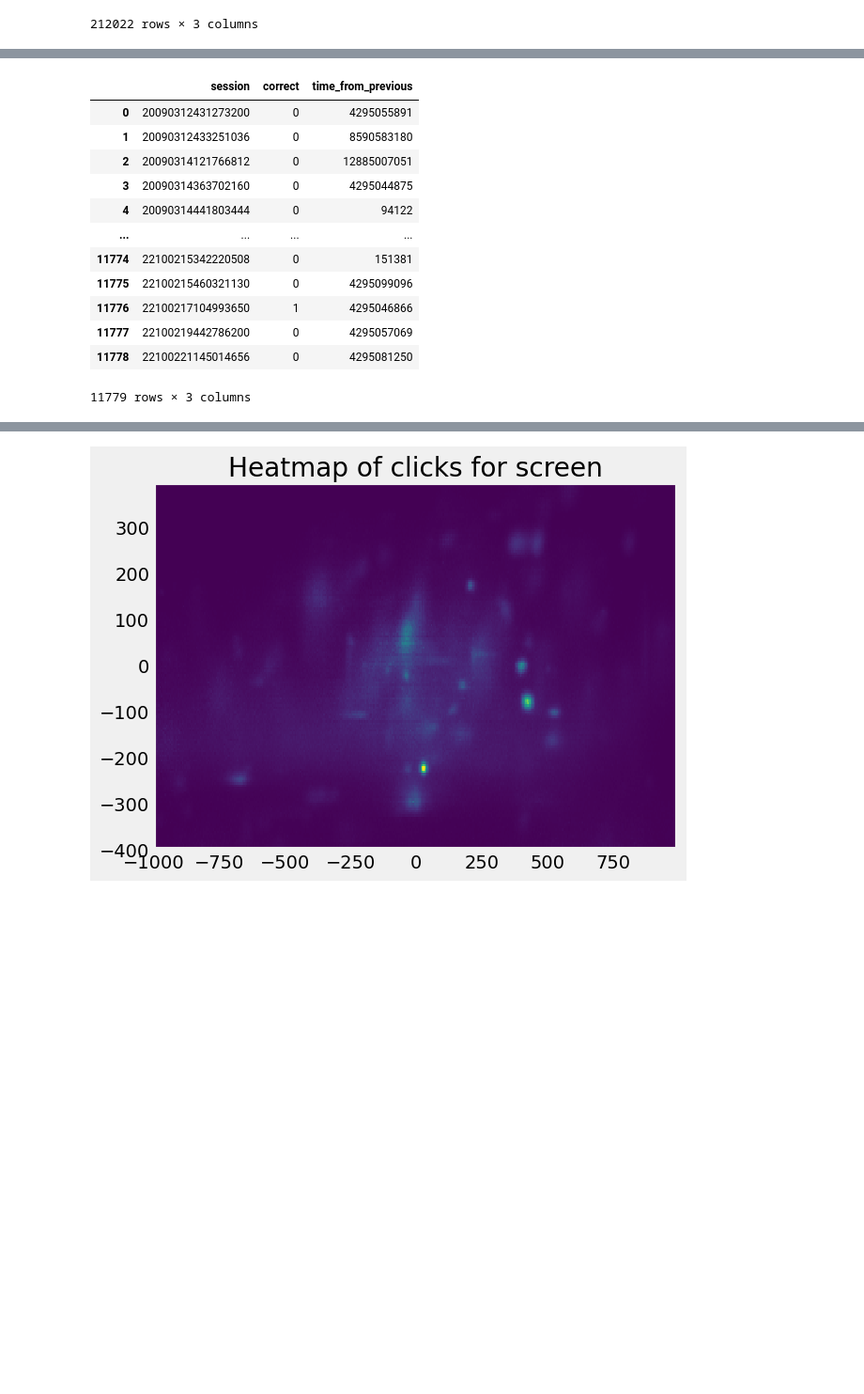
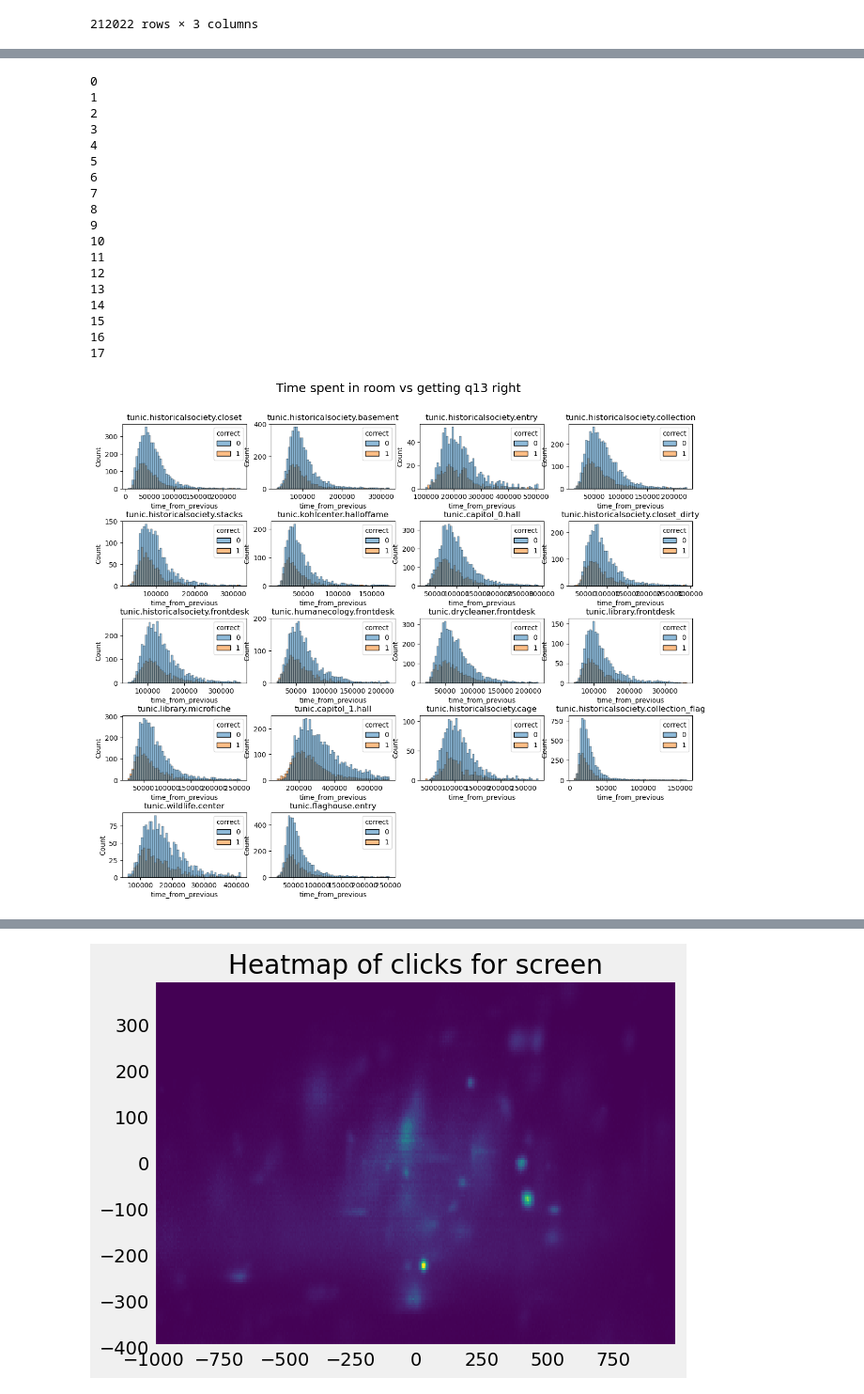
Before and after one commit to pandanautinspace/ml_project, a Jupyter notebook: competitionCOMP435/ken.ipynb, the cells around one changed output, grey strips where cells are left out. Shown at 94% size. Drawn from its saved outputs; the diff is of its cells as text; code cells hidden in the pictures; blank space fills up the shorter version.

```diff
--- a/competitionCOMP435/ken.ipynb
+++ b/competitionCOMP435/ken.ipynb
@@ -158,19 +155,66 @@ frame_labels['session'] = frame_labels['session_id'].apply(lambda x: x.split('_q
 # frame_labels['session'] = frame_labels['session'].apply(dd.to_numeric).calculate()
 # %%
 sesh = frame_labels[frame_labels['question']=='13'].set_index('session').join(ecology_desk_time.set_index('session_id')).reset_index()[['session', 'correct','time_from_previous']]
-# %%
-sesh
-# %% [output]
-|  | session | correct | time_from_previous |
-| 0 | 20090312431273200 | 0 | 4295055891 |
-| 1 | 20090312433251036 | 0 | 8590583180 |
-| 2 | 20090314121766812 | 0 | 12885007051 |
-| 3 | 20090314363702160 | 0 | 4295044875 |
-| 4 | 20090314441803444 | 0 | 94122 |
-| ... | ... | ... | ... |
-| 11774 | 22100215342220508 | 0 | 151381 |
-| 11775 | 22100215460321130 | 0 | 4295099096 |
-| 11776 | 22100217104993650 | 1 | 4295046866 |
-| 11777 | 22100219442786200 | 0 | 4295057069 |
-| 11778 | 22100221145014656 | 0 | 4295081250 |
-11779 rows × 3 columns
+# %%
+# sesh
+import seaborn as sns
+
+def generate_graph_question_time_spent(question, room, ax):
+    # print(frame)
+    # print(room)
+    f = frame[frame['room_fqid']==room]
+    # print(f)
+    room_time = f.groupby('session_id').sum('time_from_previous')
+    room_time = room_time.reset_index()[['session_id', 'time_from_previous']]
+    sesh = frame_labels[frame_labels['question']==str(question)].set_index('session').join(room_time.set_index('session_id')).reset_index()[['session', 'correct','time_from_previous']]
+    # print(sesh)
+    # plt.style.use('fivethirtyeight')
+    m = sesh[sesh['time_from_previous'] < 1000000]['time_from_previous'].median()
+    s = sesh[sesh['time_from_previous'] < 1000000]['time_from_previous'].std()
+    # m1 = sesh[sesh['time_from_previous'] < 1000000][sesh['correct']==0]['time_from_previous'].median()
+    # s1 = sesh[sesh['time_from_previous'] < 1000000][sesh['correct']==0]['time_from_previous'].std()
+    # m2 = sesh[sesh['time_from_previous'] < 1000000][sesh['correct']==1]['time_from_previous'].median()
+    # s2 = sesh[sesh['time_from_previous'] < 1000000][sesh['correct']==1]['time_from_previous'].std()
+    # s = sesh[sesh['time_from_previous'] < 1000000][sesh['correct']==0]['time_from_previous'].plot(kind='hist',bins=60, alpha=0.7,legend=True)
+    # s = sesh[sesh['time_from_previous'] < 1000000][sesh['correct']==1]['time_from_previous'].plot(kind='hist',bins=60, alpha=0.7,legend=True, title=f"Time spent in {room} vs frequency of correct answer on question {question}")
+    # s.axvline(m1, ls='--', lw=2)
+    # s.axvline(m2, color='orange', ls='--', lw=2)
+    # s.axvline(m1+ 3* s1, ls='-.', lw=.25)
+
+
+    # s.axvline(m2+ 3* s2, color='orange', ls='-.', lw=.25)
+    # s.legend(["Wrong", "Right","Wrong Median", "Right Median"])
+    ub = (m + 3* s)
+    return sns.histplot(sesh[sesh['time_from_previous'] < ub], x = 'time_from_previous', hue = 'correct', bins=60, ax=ax).set(title=room)
+# %%
+plt.figure(figsize=(15, 12))
+plt.subplots_adjust(hspace=0.5)
+plt.suptitle("Time spent in room vs getting q13 right", fontsize=18, y=0.95)
+for i, room in enumerate(frame['room_fqid'].unique()):
+    if i >= 18:
+        continue
+    print(i)
+    ax = plt.subplot(5, 4, i + 1)
+    generate_graph_question_time_spent('13', room, ax)
+
+plt.show()
+# %% [output]
+0
+1
+2
+3
+4
+5
+6
+7
+8
+9
+10
+11
+12
+13
+14
+15
+16
+17
+[figure, added]
```
Also changed, not shown: parts of 12 cells of this notebook.
